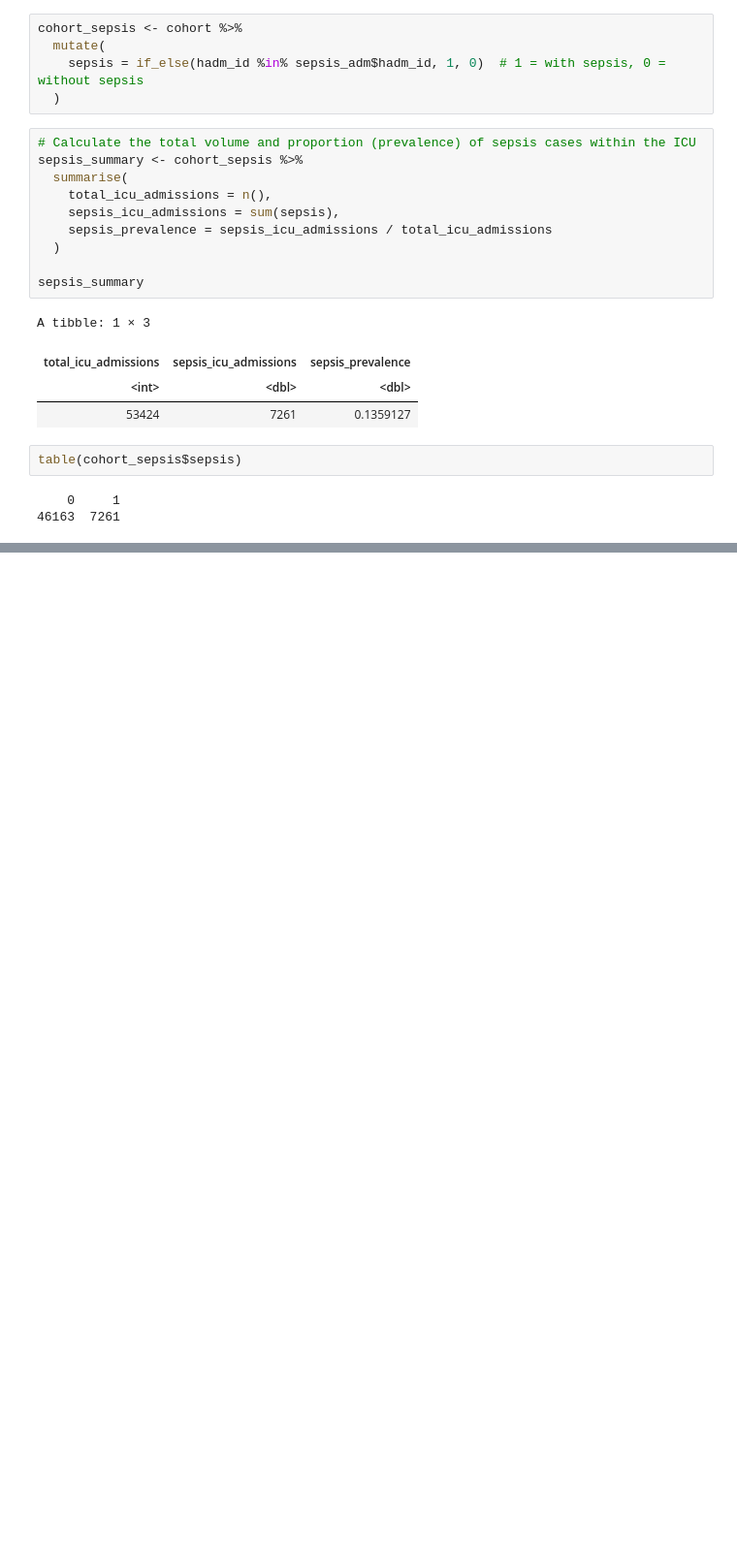
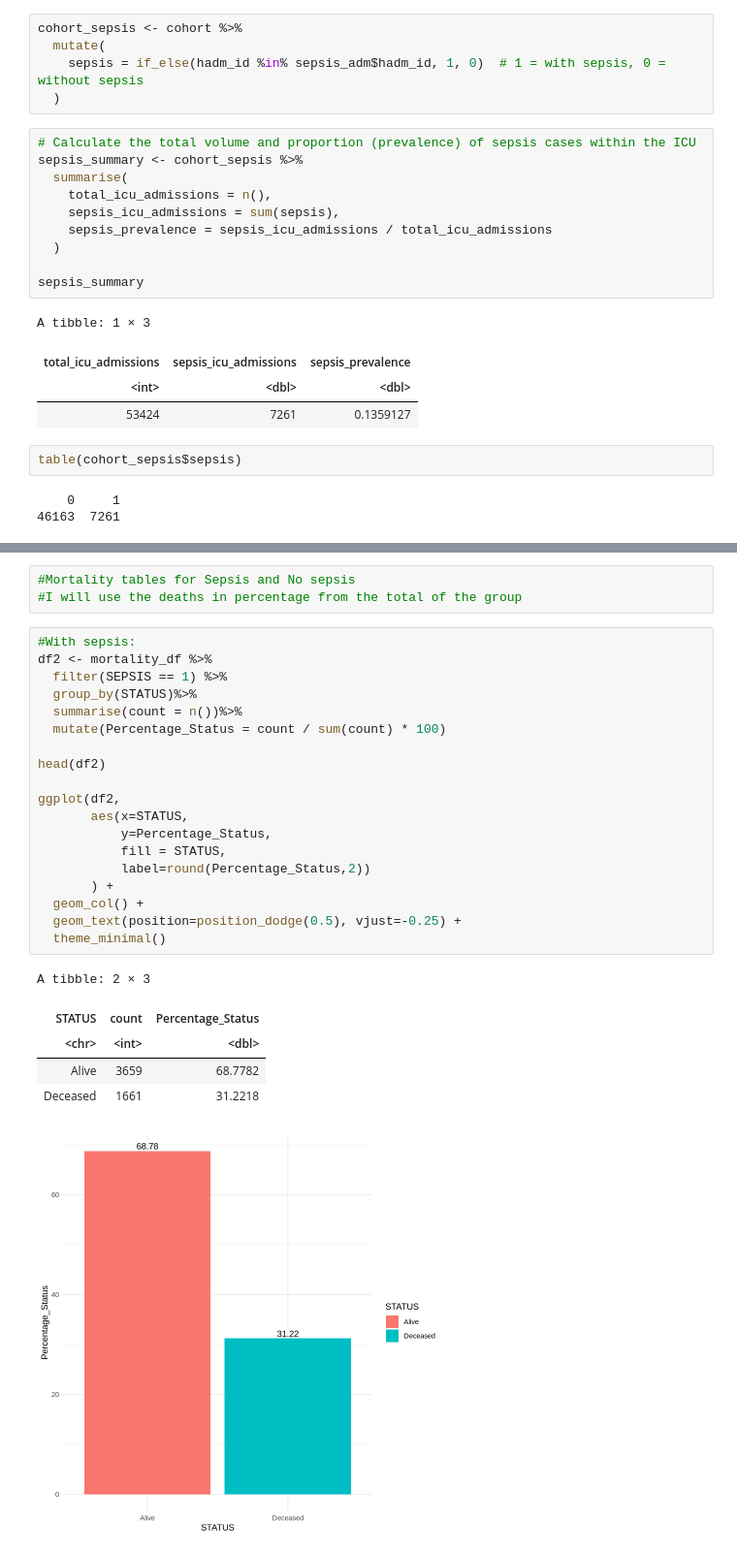
Before and after one commit to Blanqui04/EHR-A3-Group-B, a Jupyter notebook: analysis/Activity-A3.ipynb, the cells around one changed output, grey strips where cells are left out. Shown at 97% size. Drawn from its saved outputs; the diff is of its cells as text; blank space fills up the shorter version.

Commit message:
Mortality per sepsis

```diff
--- a/analysis/Activity-A3.ipynb
+++ b/analysis/Activity-A3.ipynb
@@ -140,0 +197,29 @@ table(cohort_sepsis$sepsis)
+# %%
+#Mortality tables for Sepsis and No sepsis
+#I will use the deaths in percentage from the total of the group
+# %%
+#With sepsis:
+df2 <- mortality_df %>%
+  filter(SEPSIS == 1) %>%
+  group_by(STATUS)%>%
+  summarise(count = n())%>%
+  mutate(Percentage_Status = count / sum(count) * 100)
+
+head(df2)
+
+ggplot(df2,
+       aes(x=STATUS,
+           y=Percentage_Status,
+           fill = STATUS,
+           label=round(Percentage_Status,2))
+       ) +
+  geom_col() +
+  geom_text(position=position_dodge(0.5), vjust=-0.25) +
+  theme_minimal()
+# %% [output]
+A tibble: 2 × 3
+| STATUS | count | Percentage_Status |
+| <chr> | <int> | <dbl> |
+| Alive | 3659 | 68.7782 |
+| Deceased | 1661 | 31.2218 |
+[figure, added]
```
Also changed, not shown: parts of 5 cells of this notebook, 1 other file.
